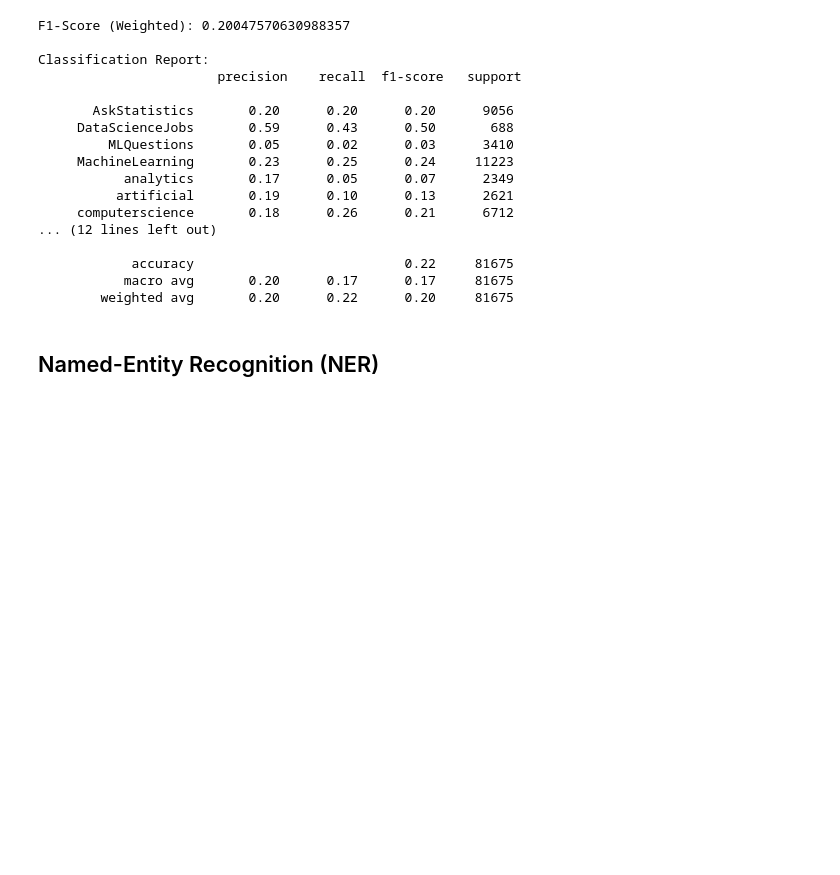
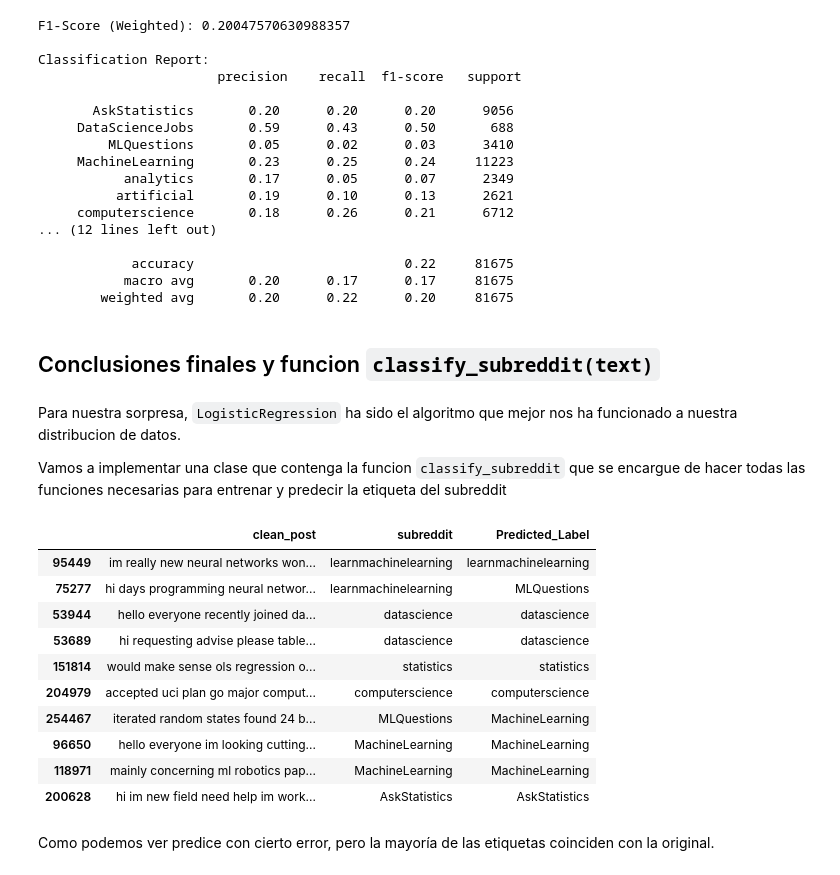
Before and after one commit to adrianaglezg/pr-ctica_NLP, a Jupyter notebook: modulo_2.ipynb, the cells around one changed output. Saved outputs shown, nothing was run; the diff lists cells and outputs as text; code cells hidden in the pictures; blank space fills up the shorter version.

```diff
--- a/modulo_2.ipynb
+++ b/modulo_2.ipynb
@@ -320,15 +314,14 @@ X_test_padded = pad_sequences(X_test_seq, maxlen=maxlen, padding="post", truncat
 # Obtener tamaño del vocabulario
 vocab_size = len(tokenizer.word_index) + 1  # +1 por el token <OOV>
 # %%
-# Crear Embeddings Aleatorios (inicialización)
-embedding_dim = 50  # Dimensión de los embeddings
+# embeddings aleatorios
+embedding_dim = 50
 embedding_matrix = np.random.uniform(-1, 1, (vocab_size, embedding_dim))
 
-# Crear un modelo de Word Embedding con Keras (opcional)
+#modelo de Word Embedding con Keras
 embedding_layer = Embedding(
-    input_dim=vocab_size,        # Tamaño del vocabulario
-    output_dim=embedding_dim,   # Dimensión del vector de embedding
-    weights=[embedding_matrix], # Inicialización con la matriz aleatoria
-    trainable=True              # Los embeddings se ajustarán durante el entrenamiento
-)
+    input_dim=vocab_size,
+    output_dim=embedding_dim,
+    weights=[embedding_matrix],
+    trainable=True )
 # %%
@@ -435,5 +421,9 @@ Classification Report:
             accuracy                           0.22     81675
            macro avg       0.20      0.17      0.17     81675
         weighted avg       0.20      0.22      0.20     81675
-# %% [markdown]
-## Named-Entity Recognition (NER)
+# %% [markdown]
+## Conclusiones finales y funcion ``classify_subreddit(text)``
+# %% [markdown]
+Para nuestra sorpresa, `LogisticRegression` ha sido el algoritmo que mejor nos ha funcionado a nuestra distribucion de datos.
+
+Vamos a implementar una clase que contenga la funcion `classify_subreddit` que se encargue de hacer todas las funciones necesarias para entrenar y predecir la etiqueta del subreddit
@@ -439,0 +458,38 @@ Classification Report:
+# %%
+import pandas as pd
+from sklearn.model_selection import train_test_split
+
+
+#cargar datos
+df = pd.read_csv("processed_dataset.csv", low_memory=False)
+df = df.dropna(subset=['clean_post', 'subreddit'])
+
+#dividir datos
+X = df['clean_post']
+y = df['subreddit']
+X_train, X_test, y_train, y_test = train_test_split(X, y, test_size=0.3, random_state=42)
+
+#instanciar y entrenar el modelo
+classifier = SubredditClassifier()
+classifier.train(X_train, y_train)
+# %%
+# Probar con 10 filas aleatorias
+random_rows = df.sample(n=10)
+random_rows['Predicted_Label'] = random_rows['clean_post'].apply(classifier.classify_subreddit)
+
+# Mostrar resultados
+random_rows[['clean_post', 'subreddit', 'Predicted_Label']]
+# %% [output]
+|  | clean_post | subreddit | Predicted_Label |
+| 95449 | im really new neural networks won... | learnmachinelearning | learnmachinelearning |
+| 75277 | hi days programming neural networ... | learnmachinelearning | MLQuestions |
+| 53944 | hello everyone recently joined da... | datascience | datascience |
+| 53689 | hi requesting advise please table... | datascience | datascience |
+| 151814 | would make sense ols regression o... | statistics | statistics |
+| 204979 | accepted uci plan go major comput... | computerscience | computerscience |
+| 254467 | iterated random states found 24 b... | MLQuestions | MachineLearning |
+| 96650 | hello everyone im looking cutting... | MachineLearning | MachineLearning |
+| 118971 | mainly concerning ml robotics pap... | MachineLearning | MachineLearning |
+| 200628 | hi im new field need help im work... | AskStatistics | AskStatistics |
+# %% [markdown]
+Como podemos ver predice con cierto error, pero la mayoría de las etiquetas coinciden con la original.
```
Also changed, not shown: parts of 7 cells of this notebook, 3 other files.
